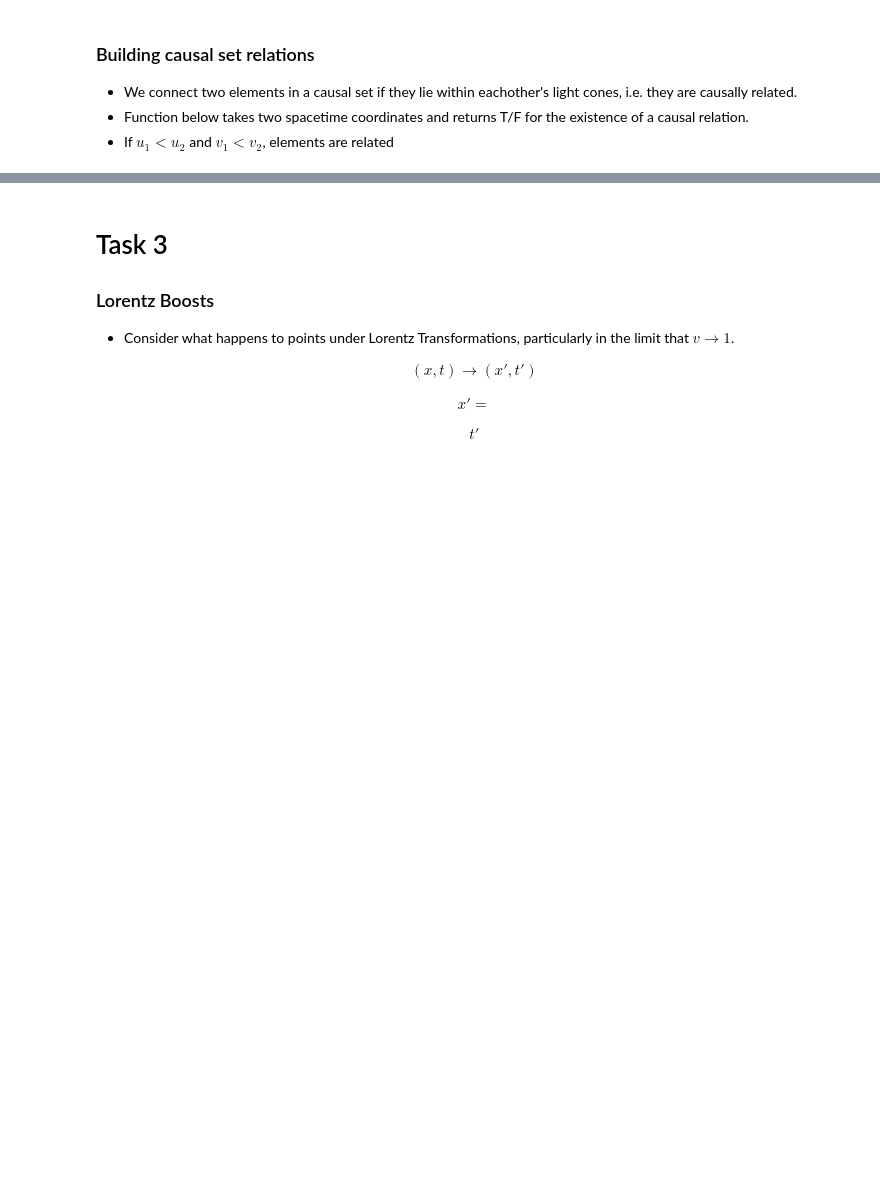
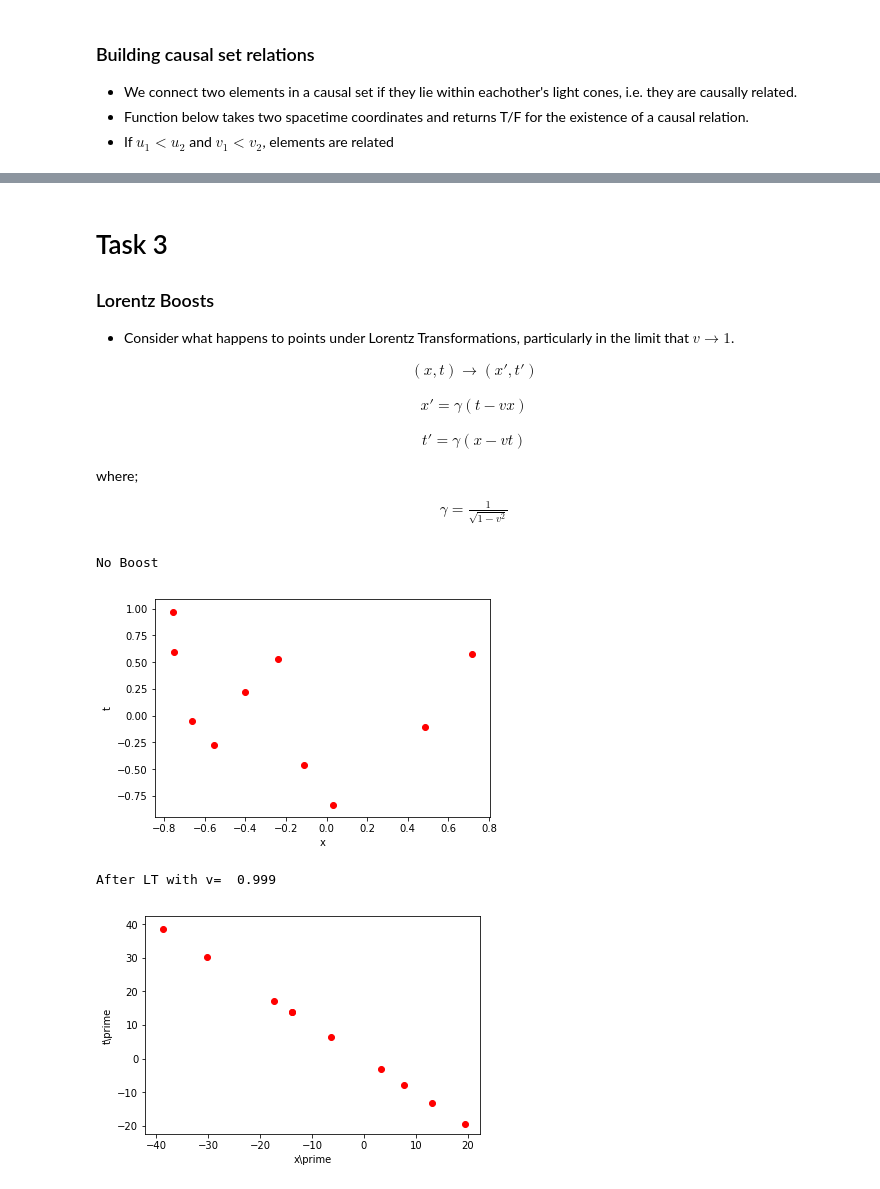
Before and after one commit to dewigould/CausalSetQuantumGravity, a Jupyter notebook: Weekly/Week1/Week1 Tasks.ipynb, the cells around one changed output, grey strips where cells are left out. Cells and saved outputs as stored; diff of their text form; code cells hidden in the pictures; blank space fills up the shorter version.

Commit message:
Lorentz Boosts and more comments

```diff
--- a/Weekly/Week1/Week1 Tasks.ipynb
+++ b/Weekly/Week1/Week1 Tasks.ipynb
@@ -124,28 +128,54 @@ plt.show()
 \end{align}
 
 \begin{align}
-x\prime =
+x\prime = \gamma (t-vx)
 \end{align}
 
 \begin{align}
-t\prime
+t\prime = \gamma(x-vt)
 \end{align}
+
+where;
+
+\begin{align}
+\gamma = \frac{1}{\sqrt{1-v^{2}}}
+\end{align}
-# %%
-def xprime(x):
-    return 0.0
-def tprime(t):
-    return 0.0
+# %%
+def gamma(v):
+    return 1.0/np.sqrt(1-(v**2))
+def xprime(x,t,v):
+    return gamma(v)*(x-(v*t))
+def tprime(x,t,v):
+    return gamma(v)*(t-(x*v))
 # %%
 #Choose finite region of spacetime in which to sprinkle to be (x, t) = [[-1,1],[-1,1]]
-N = 10
+N_mean = 10
+N = int(np.random.normal(N_mean,0.1*N_mean))
+
 x = [random.uniform(-1,1) for i in range(N)]
 t = [random.uniform(-1,1) for i in range(N)]
+coords = zip(x,t)
 
-xpr = [xprime(i) for i in x]
-tpr = [tprime(i) for i in t]
+v = 0.999
 
+xpr = [xprime(i[0],i[1],v) for i in coords]
+tpr = [tprime(i[0],i[1],v) for i in coords]
+
+print "No Boost"
+plt.figure()
+[plt.scatter(x[i],t[i],color='r') for i in range(N)]
+plt.xlabel('x')
+plt.ylabel('t')
+plt.show()
+
+print "After LT with v= ",v
 plt.figure()
 [plt.scatter(xpr[i],tpr[i],color='r') for i in range(N)]
 plt.xlabel(r'x\prime')
-plt.ylabel(r'y\prime')
+plt.ylabel(r't\prime')
 plt.show()
+# %% [output]
+No Boost
+[figure, added]
+After LT with v=  0.999
+[figure, added]
```
Also changed, not shown: parts of 8 cells of this notebook.
